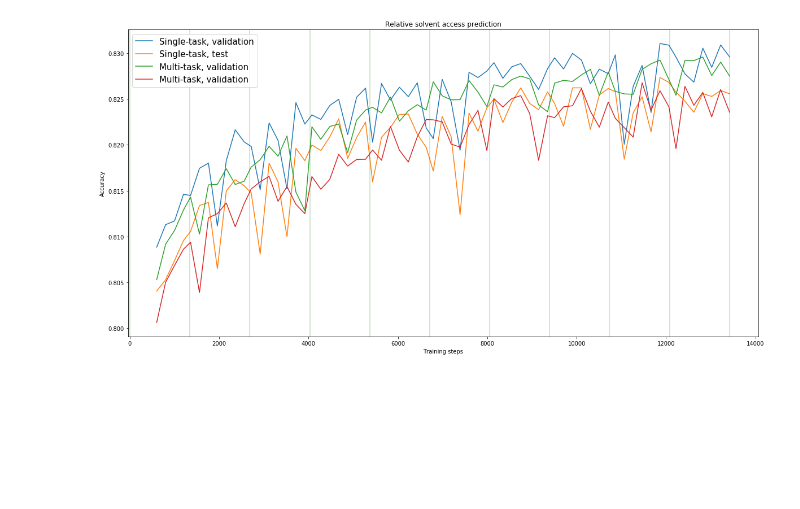
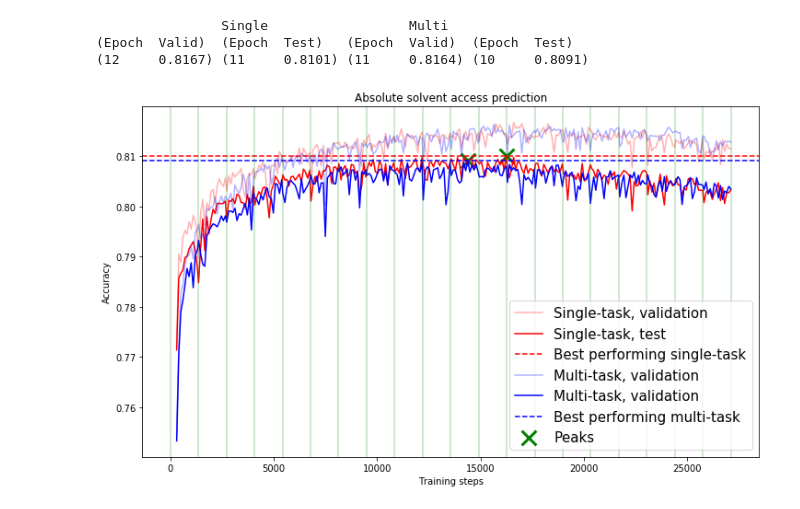
Before and after one commit to archStant/Bachelor19, a Jupyter notebook: code/visualization.ipynb, the cells around one changed output. Cells and saved outputs as stored; diff of their text form; code cells hidden in the pictures; blank space fills up the shorter version.

```diff
--- a/code/visualization.ipynb
+++ b/code/visualization.ipynb
@@ -6,6 +8,6 @@ import matplotlib
 # %%
-#matplotlib.rcParams['figure.figsize'] = (12,7) # Til rapport
-matplotlib.rcParams['figure.figsize'] = (20,10) # Til undervejs
+matplotlib.rcParams['figure.figsize'] = (12,7) # Til rapport
+#matplotlib.rcParams['figure.figsize'] = (20,10) # Til undervejs
 # %%
 %store -r v_accuracies_single
 %store -r t_accuracies_single
@@ -40,5 +46,5 @@ print(len(epochs))
 # %%
 #Kør kun dette hvis du har glemt at gemme epochs
-epochs = np.arange(0,steps_cum[-1],int(steps_cum[-1]/10))
+epochs = np.arange(0,steps_cum[-1],int(steps_cum[-1]/20))
 print(epochs)
 # %% [output]
@@ -46,13 +178,15 @@ print(epochs)
 # %%
 savefile = 0
-filename = '../graphs/new/kernel_sizes_2.png'
+filename = '../graphs/final/rel_final_small.png'
 prefix = 'Kernel sizes: '
 
 LW=2
-plt.plot(steps_cum[3:], v_accuracies_single[3:], label='Single-task, validation')#, lw=LW)
-plt.plot(steps_cum[3:], t_accuracies_single[3:], label='Single-task, test')#, lw=LW)
-plt.plot(steps_cum[3:], acc_struct_v_multi[3:], label='Multi-task, validation')#, lw=LW)
-plt.plot(steps_cum[3:], acc_struct_t_multi[3:], label='Multi-task, test')#, lw=LW)
+plt.plot(steps_cum[3:], solv_rel_accs_v[3:], label='Single-task, validation', c='r', alpha=0.3)#, lw=LW)
+plt.plot(steps_cum[3:], solv_rel_accs_t[3:], label='Single-task, test', c='r', alpha=1)#, lw=LW)
+plt.axhline(y=rel_best_single_test, label='Best performing single-task', ls='--', c='r')
+plt.plot(steps_cum[3:], rel_accs_v_multi[3:], label='Multi-task, validation', c='b', alpha=0.3)#, lw=LW)
+plt.plot(steps_cum[3:], rel_accs_t_multi[3:], label='Multi-task, validation', c='b', alpha=1)#, lw=LW)
+plt.axhline(y=rel_best_multi_test, label='Best performing multi-task', ls='--', c='b')
 #plt.plot(steps_cum[3:], acc_structs4[3:], label=())#, lw=LW)
 #plt.plot(steps_cum[3:], acc_structs6[3:], label=('%s %s' % (prefix, '')))#, lw=LW)
 #plt.plot(steps_cum[3:], acc_structs7[3:], label=('%s %s' % (prefix, '')))#, lw=LW)
@@ -60,7 +194,11 @@ plt.plot(steps_cum[3:], acc_struct_t_multi[3:], label='Multi-task, test')#, lw=L
 for i in epochs:
     plt.axvline(x=i, alpha=0.25, c='g')
 
-plt.title('Secondary structure prediction')
+
+plt.scatter(rel_peaksx, rel_peaksy, c='green', marker='x', s=250, lw=3, label='Peaks')
+
+
+plt.title('Relative solvent access prediction')
 plt.xlabel('Training steps')
 plt.ylabel('Accuracy')
 plt.legend(prop={'size': 15})
@@ -79,33 +218,75 @@ if savefile:
+# %%
+singlevals_t = solv_abs_accs_t
+multivals_t = abs_accs_t_multi
+
+singlevals_v = solv_abs_accs_v
+multivals_v = abs_accs_v_multi
+
+
+abs_best_multi_test_index   = np.argmax(multivals_t)
+abs_best_single_test_index  = np.argmax(singlevals_t)
+abs_best_multi_test         = multivals_t[abs_best_multi_test_index]
+abs_best_single_test        = singlevals_t[abs_best_single_test_index]
+abs_best_multi_test_step    = steps_cum[abs_best_multi_test_index]
+abs_best_single_test_step   = steps_cum[abs_best_single_test_index]
+abs_best_multi_test_epoch   = int(abs_best_multi_test_step/1355)
+abs_best_single_test_epoch  = int(abs_best_single_test_step/1355)
+
+abs_best_multi_valid_index   = np.argmax(multivals_v)
+abs_best_single_valid_index  = np.argmax(singlevals_v)
+abs_best_multi_valid         = multivals_v[abs_best_multi_valid_index]
+abs_best_single_valid        = singlevals_v[abs_best_single_valid_index]
+abs_best_multi_valid_step    = steps_cum[abs_best_multi_valid_index]
+abs_best_single_valid_step   = steps_cum[abs_best_single_valid_index]
+abs_best_multi_valid_epoch   = int(abs_best_multi_valid_step/1355)
+abs_best_single_valid_epoch  = int(abs_best_single_valid_step/1355)
+
+abs_peaksx = [abs_best_multi_test_step, abs_best_single_test_step]
+abs_peaksy = [abs_best_multi_test, abs_best_single_test]
+
+print('\t\tSingle\t\t\tMulti\n(Epoch\tValid)\t(Epoch\tTest)\t(Epoch\tValid)\t(Epoch\tTest)')
+print('(%d\t%.4f)\t(%d\t%.4f)\t(%d\t%.4f)\t(%d\t%.4f)' % (abs_best_single_valid_epoch, abs_best_single_valid, abs_best_single_test_epoch, abs_best_single_test, abs_best_multi_valid_epoch, abs_best_multi_valid, abs_best_multi_test_epoch, abs_best_multi_test))
+#print('%d\t%.4f\t%.4f' % (int()))
+# %% [output]
+                Single                  Multi
+(Epoch  Valid)  (Epoch  Test)   (Epoch  Valid)  (Epoch  Test)
+(12     0.8167) (11     0.8101) (11     0.8164) (10     0.8091)
 # %%
 savefile = 0
-filename = '../graphs/new/kernel_sizes_2.png'
+filename = '../graphs/final/abs_final_small.png'
 prefix = 'Kernel sizes: '
 
 LW=2
-plt.plot(steps_cum[3:], solv_rel_accs_v[3:], label='Single-task, validation')#, lw=LW)
-plt.plot(steps_cum[3:], solv_rel_accs_t[3:], label='Single-task, test')#, lw=LW)
-plt.plot(steps_cum[3:], rel_accs_v_multi[3:], label='Multi-task, validation')#, lw=LW)
-plt.plot(steps_cum[3:], rel_accs_t_multi[3:], label='Multi-task, validation')#, lw=LW)
+plt.plot(steps_cum[3:], solv_abs_accs_v[3:], label='Single-task, validation', c='r', alpha=0.3)#, lw=LW)
+plt.plot(steps_cum[3:], solv_abs_accs_t[3:], label='Single-task, test', c='r', alpha=1)#, lw=LW)
+plt.axhline(y=abs_best_single_test, label='Best performing single-task', ls='--', c='r')
+plt.plot(steps_cum[3:], abs_accs_v_multi[3:], label='Multi-task, validation', c='b', alpha=0.3)#, lw=LW)
+plt.plot(steps_cum[3:], abs_accs_t_multi[3:], label='Multi-task, validation', c='b', alpha=1)#, lw=LW)
+plt.axhline(y=abs_best_multi_test, label='Best performing multi-task', ls='--', c='b')
 #plt.plot(steps_cum[3:], acc_structs4[3:], label=())#, lw=LW)
 #plt.plot(steps_cum[3:], acc_structs6[3:], label=('%s %s' % (prefix, '')))#, lw=LW)
 #plt.plot(steps_cum[3:], acc_structs7[3:], label=('%s %s' % (prefix, '')))#, lw=LW)
 
 for i in epochs:
     plt.axvline(x=i, alpha=0.25, c='g')
 
-plt.title('Relative solvent access prediction')
+
+plt.scatter(abs_peaksx, abs_peaksy, c='green', marker='x', s=250, lw=3, label='Peaks')
+
+
+plt.title('Absolute solvent access prediction')
 plt.xlabel('Training steps')
 plt.ylabel('Accuracy')
 plt.legend(prop={'size': 15})
 #plt.show()
 if savefile:
     my_file = Path(filename)
     if my_file.is_file():
         print('Filen findes allerede')
     else:
         print('Gemmer som:', filename)
         plt.savefig(filename)
 
 #plt.savefig('../graphs/new/kernel_size_variations_1.png')
 # %% [output]
-[figure, old version]
+[figure, new version]
```
Also changed, not shown: parts of 12 cells of this notebook, 10 other files.
